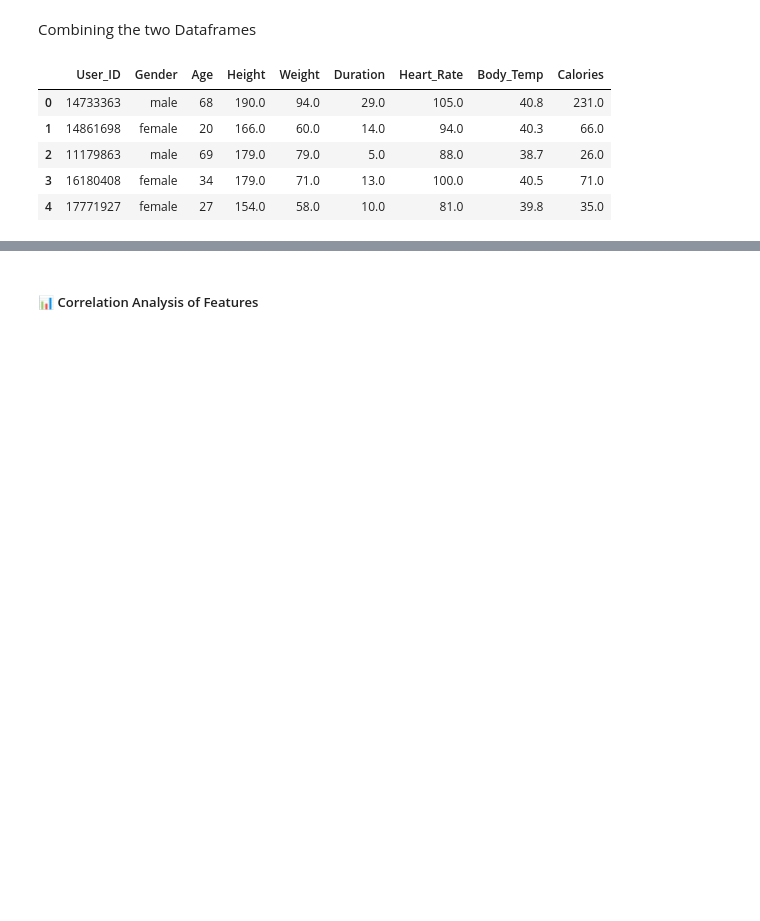
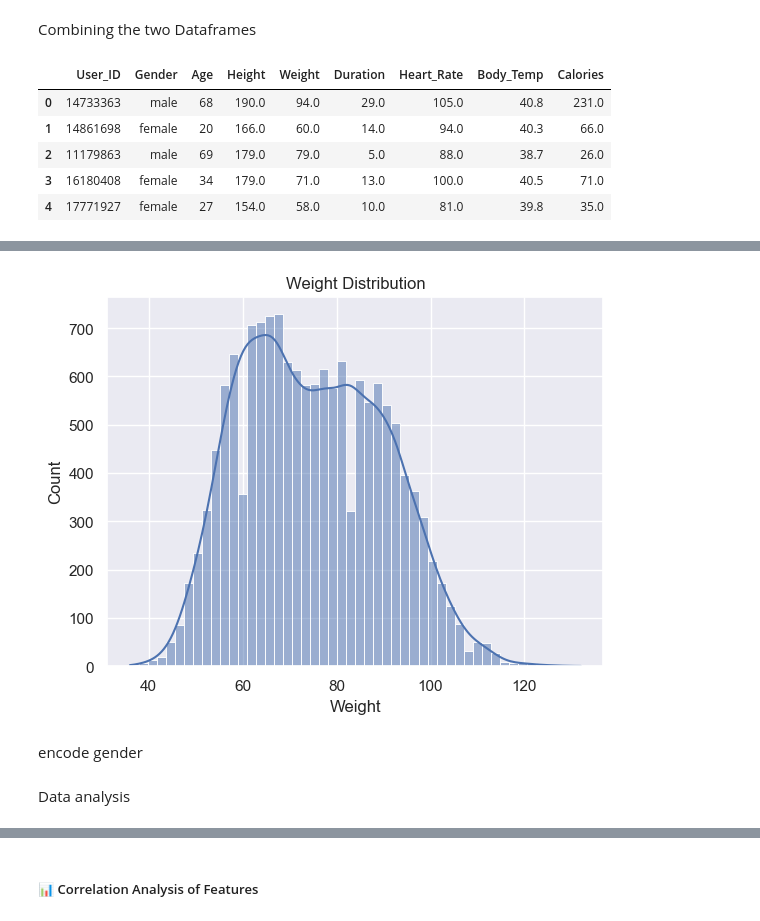
Before and after one commit to rishibanspanigrahi1818-glitch/machine-learning-first-project, a Jupyter notebook: Comparative Analysis of Regression Models for Calorie Burn Prediction Using Physiological Data.ipynb, the cells around one changed output, grey strips where cells are left out. Cells and saved outputs as stored; diff of their text form; code cells hidden in the pictures; blank space fills up the shorter version.

```diff
--- a/Comparative Analysis of Regression Models for Calorie Burn Prediction Using Physiological Data.ipynb
+++ b/Comparative Analysis of Regression Models for Calorie Burn Prediction Using Physiological Data.ipynb
@@ -129,0 +180,9 @@ calories_data.describe()
+# %%
+# finding the distribution of "Weight" column
+sns.histplot(calories_data['Weight'], kde=True)
+plt.title("Weight Distribution")
+plt.show()
+# %% [output]
+[figure, added]
+# %% [markdown]
+encode gender
@@ -130,3 +191,5 @@ calories_data.describe()
+# %% [markdown]
+Data analysis
 # %%
 # Selecting only numeric columns for correlation
 numeric_data = calories_data.select_dtypes(include=['int64', 'float64'])
```
Also changed, not shown: parts of 65 cells of this notebook.
